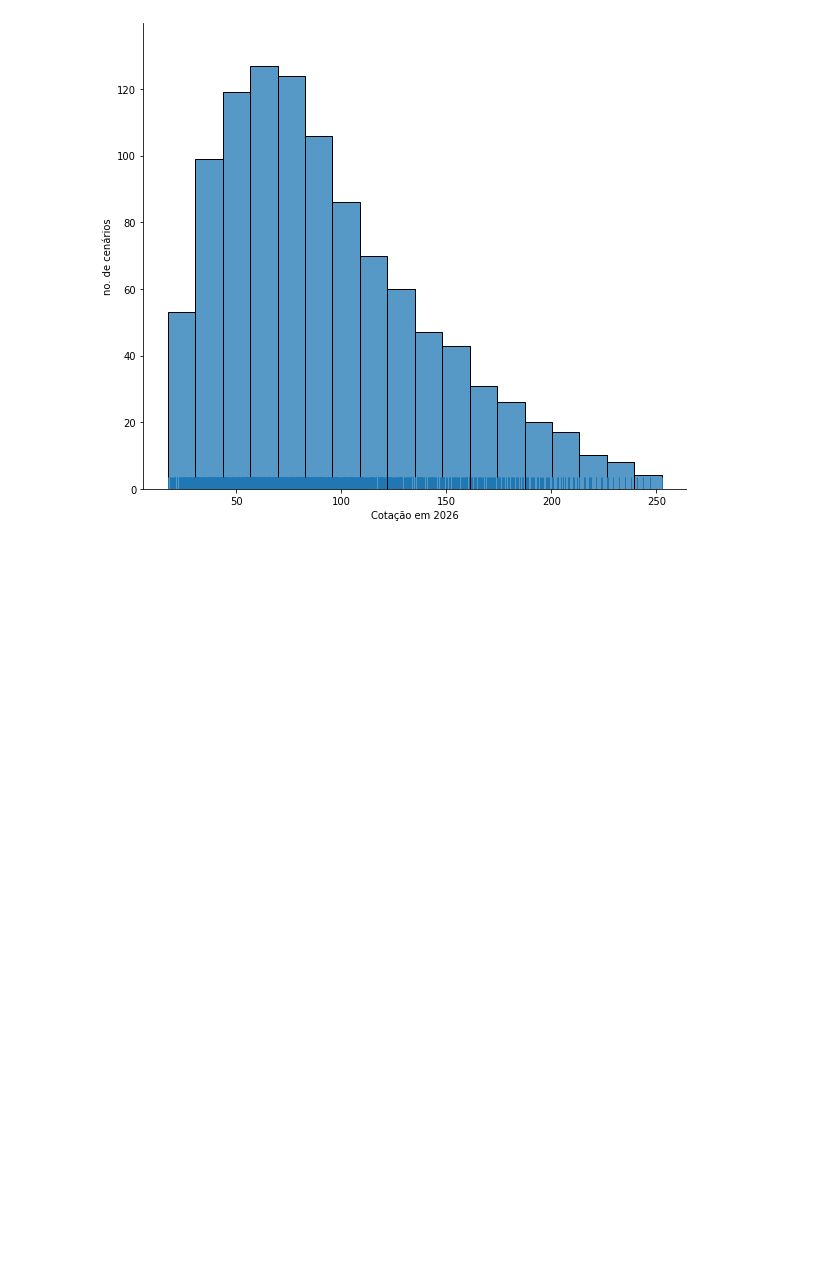
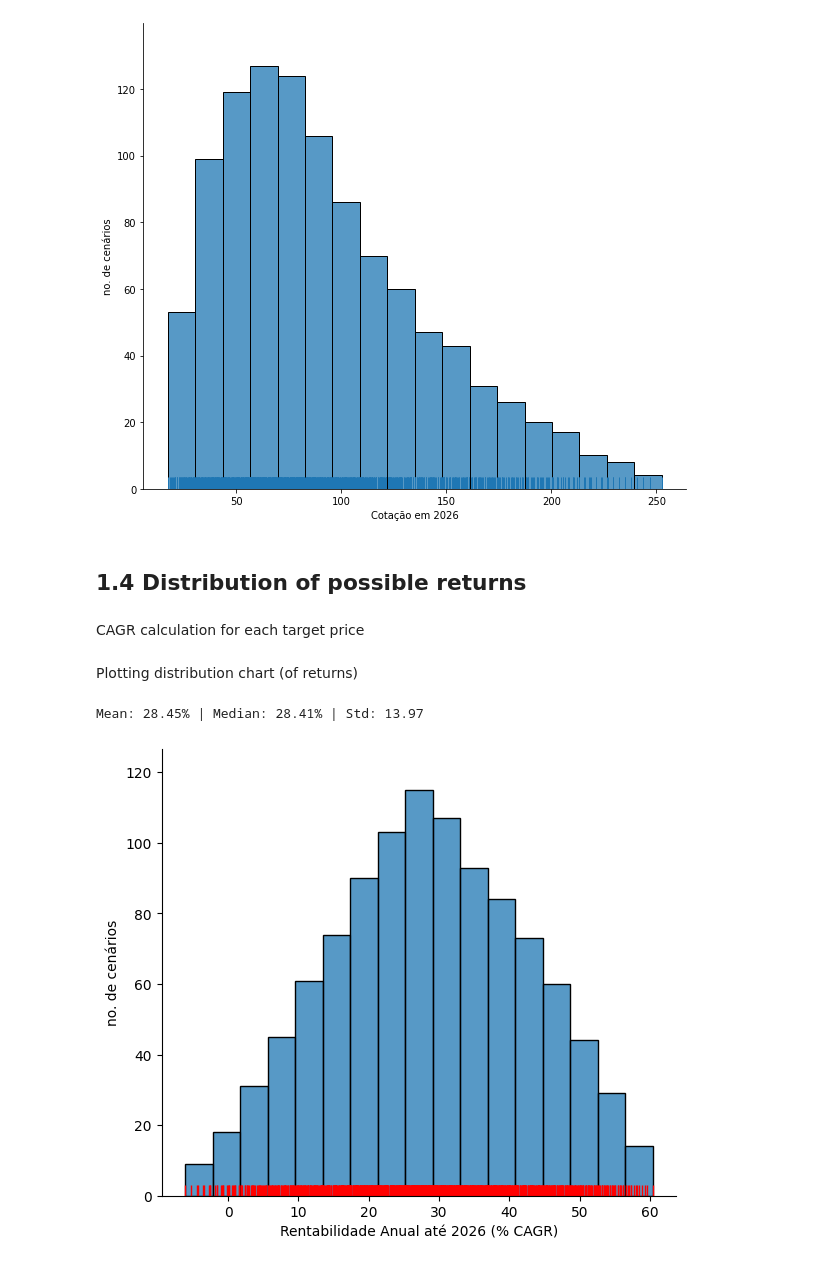
Before and after one commit to joaomj/stocks_eda_app, a Jupyter notebook: notebooks/sensitivity.ipynb, the cells around one changed output. Saved outputs shown, nothing was run; the diff lists cells and outputs as text; code cells hidden in the pictures; blank space fills up the shorter version.

Commit message:
Returns distribution

```diff
--- a/notebooks/sensitivity.ipynb
+++ b/notebooks/sensitivity.ipynb
@@ -73,3 +73,39 @@ print('Mean: {} | Median: {} | Std: {}'.format(round(np.mean(cotacoes), 2), roun
 # %% [output]
 Mean: 93.25 | Median: 83.16 | Std: 48.92
 [figure]
+# %% [markdown]
+## 1.4 Distribution of possible returns
+# %%
+# CAGR calculation. Returns a decimal value (not percentage)
+
+def cagr(end_value, start_value, time):
+    cagr_ = ((end_value/start_value)**(1/time))-1
+
+    return cagr_
+# %% [markdown]
+CAGR calculation for each target price
+# %%
+cotacao_atual = 23.82
+t = 5 # years
+
+returns = [] # initialize list to store returns
+
+for c in cotacoes:
+    returns.append(cagr(c,cotacao_atual,t)*100.0) # store returns as percentage
+# %% [markdown]
+Plotting distribution chart (of returns)
+# %%
+f = sns.displot(
+    returns,
+    rug=True,
+    rug_kws={"color": "red", "alpha": 1, "linewidth": 1},
+    kind='hist',
+    height=5,
+    aspect=1.2);
+
+f.set_axis_labels("Rentabilidade Anual até 2026 (% CAGR)", "no. de cenários");
+
+print('Mean: {}% | Median: {}% | Std: {}'.format(round(np.mean(returns), 2), round(np.median(returns), 2), round(np.std(returns), 2)))
+# %% [output]
+Mean: 28.45% | Median: 28.41% | Std: 13.97
+[figure, added]
```
Also changed, not shown: parts of 2 cells of this notebook.
